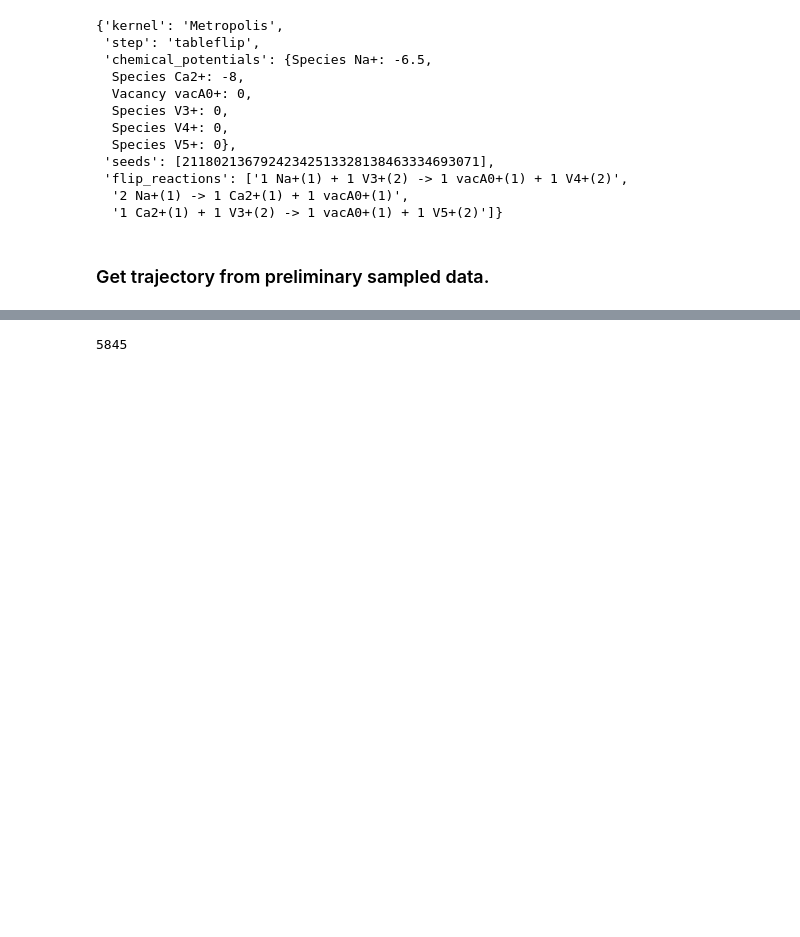
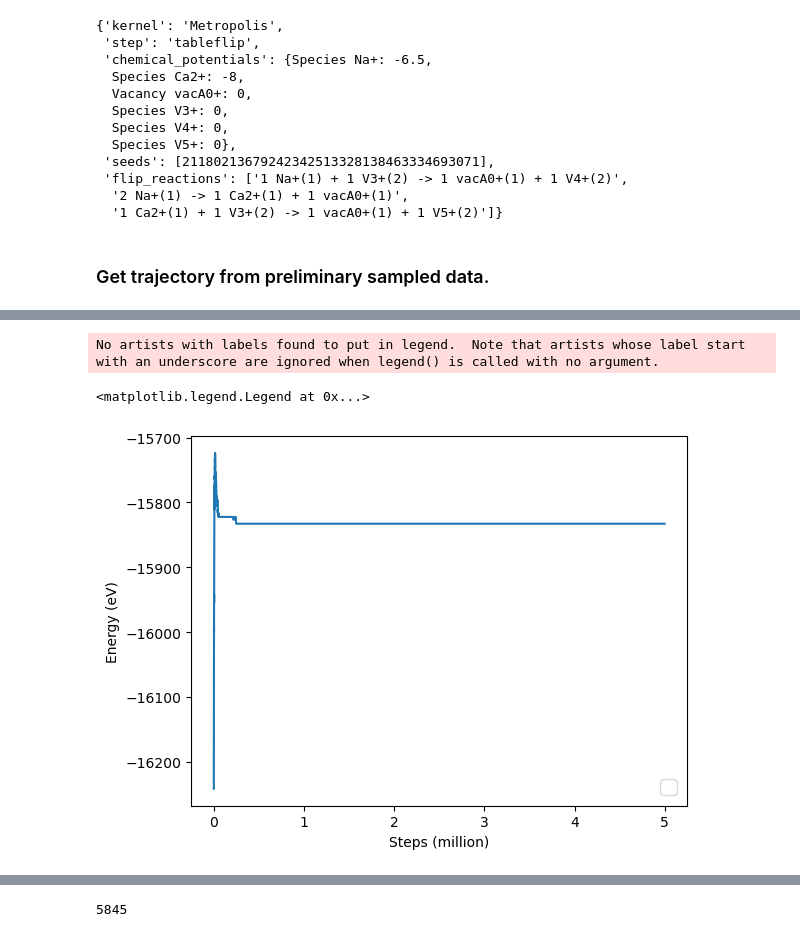
Before and after one commit to YunyeongChoi/CaNaVP, a Jupyter notebook: notebooks/test_sgmc.ipynb, the cells around one changed output, grey strips where cells are left out. Drawn from its saved outputs; the diff is of its cells as text; code cells hidden in the pictures; blank space fills up the shorter version.

```diff
--- a/notebooks/test_sgmc.ipynb
+++ b/notebooks/test_sgmc.ipynb
@@ -375,4 +372,4 @@ saved_list.remove("/global/scratch/users/yychoi94/CaNaVP_gcMC/data/-11.0_-2.0_cn
 # %%
-saved_sample = "/global/scratch/users/yychoi94/CaNaVP_gcMC/data/-3.0_-8.0_cn_sgmc.mson"
+saved_sample = "/global/scratch/users/yychoi94/CaNaVP_gcMC/CaNaVP_gcMC_300K_broad/data/-9.3_-4.65_cn_sgmc.mson"
 # %%
-test = loadfn(saved_sample)
+test = SampleContainer.from_hdf5(saved_sample)
@@ -387,0 +476,12 @@ energy_set = test.get_energies()
+# %%
+from matplotlib import pyplot as plt
+
+energies = test.get_energies()
+plt.plot(np.arange(len(energies)) / 100000, energies)
+plt.ylabel("Energy (eV)")
+plt.xlabel("Steps (million)")
+plt.legend(fontsize=15, loc='lower right')
+# %% [output]
+No artists with labels found to put in legend.  Note that artists whose label start with an underscore are ignored when legend() is called with no argument.
+<matplotlib.legend.Legend at 0x...>
+[figure, added]
```
Also changed, not shown: parts of 25 cells of this notebook, 3 other files.
